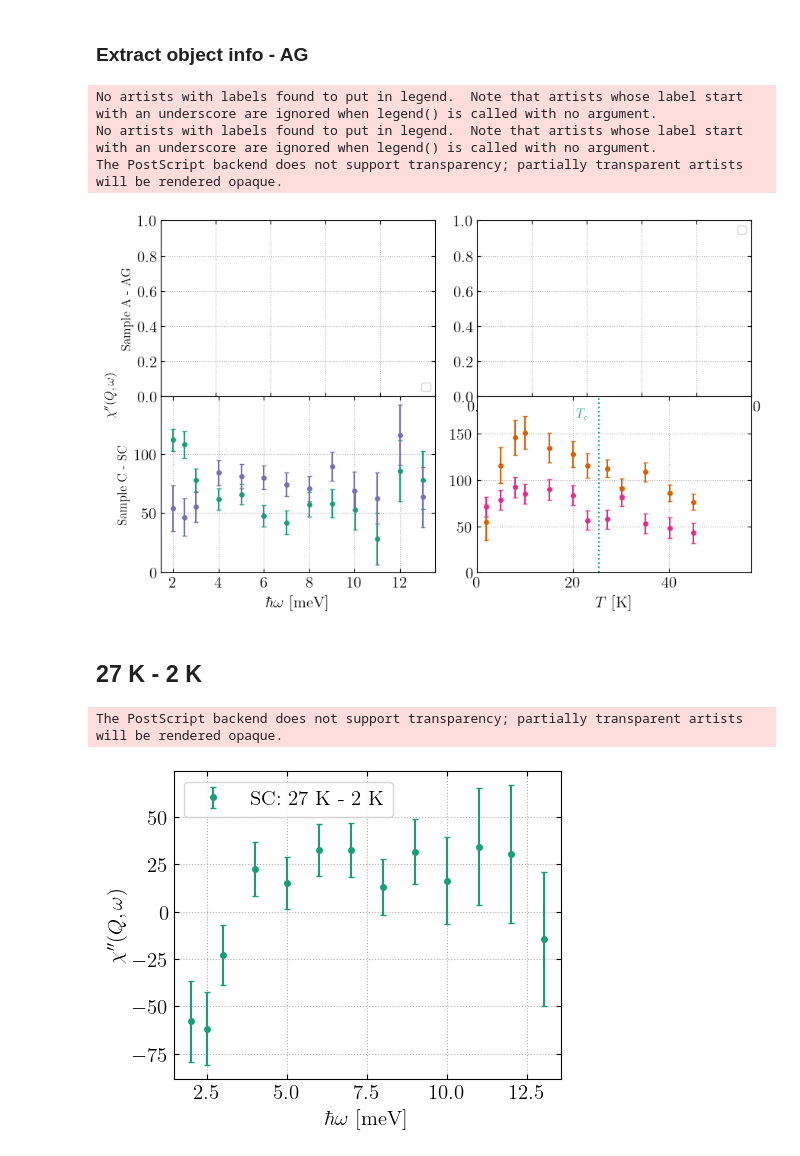
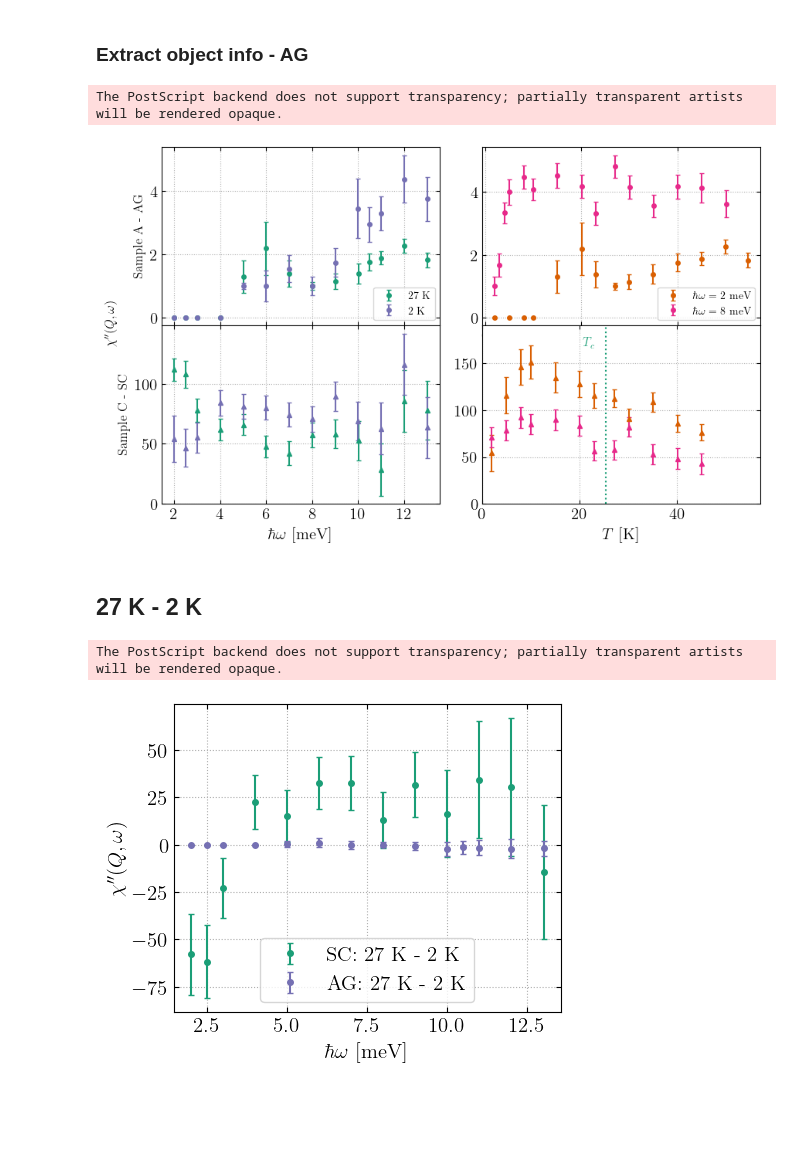
Before and after one commit to NBI-Magnetism-Group/NCCO_Analysis_Code_2026, a Jupyter notebook: DataAnalysis.ipynb, the cells around one changed output. Saved outputs shown, nothing was run; the diff lists cells and outputs as text; code cells hidden in the pictures; blank space fills up the shorter version.

```diff
--- a/DataAnalysis.ipynb
+++ b/DataAnalysis.ipynb
@@ -867,9 +867,9 @@ plot_fits(ag_q_8mev)
 # %%
-PlotGaussArea(ag_q_2mev, x_attr='TT', title='AG: $\Delta E =$2 meV')
+area_ag_2mev, area_err_ag_2mev  = PlotGaussArea(ag_q_2mev, x_attr='TT', title='AG: $\Delta E =$2 meV')
 
-PlotGaussArea(ag_q_8mev, x_attr='TT', title='AG: $\Delta E =$8 meV')
+area_ag_8mev, area_err_ag_8mev  = PlotGaussArea(ag_q_8mev, x_attr='TT', title='AG: $\Delta E =$8 meV')
 
-PlotGaussArea(ag_q_2K, x_attr='EN', title='AG: $T =$2 K')
+area_ag_2K, area_err_ag_2K = PlotGaussArea(ag_q_2K, x_attr='EN', title='AG: $T =$2 K')
 
-PlotGaussArea(ag_q_27K, x_attr='EN', title='AG: $T =$27 K')
+area_ag_27K, area_err_ag_27K   = PlotGaussArea(ag_q_27K, x_attr='EN', title='AG: $T =$27 K')
 # %% [output]
@@ -983,20 +995,37 @@ amp_err_sc_p3_8mev = [obj.amp_err for obj in sc_p3_scans_8meV]
 TT_sc_p3_8mev = [obj.TT for obj in sc_p3_scans_8meV]
 # %% [markdown]
 ### Extract object info - AG
+# %%
+A_ag_27K = area_ag_2mev
+A_err_ag_27K =  area_err_ag_2mev
+EN_ag_27K = [obj.EN for obj in ag_q_27K]
+
+A_ag_2K =  area_ag_2K
+A_err_ag_2K = area_err_ag_2K
+EN_ag_2K = [obj.EN for obj in ag_q_2K]
+
+A_ag_2mev = area_ag_2mev
+A_err_ag_2mev = area_err_ag_2mev
+TT_ag_2mev = [obj.TT for obj in ag_q_2mev]
+
+A_ag_8mev = area_ag_8mev
+A_err_ag_8mev = area_err_ag_8mev
+TT_ag_8mev = [obj.TT for obj in ag_q_8mev]
 # %%
 fig, ax = plt.subplots(2,2,figsize=(10,6))
 fig.subplots_adjust(hspace=0, wspace=0.15)
 
 
-#ax[0,0].errorbar(EN_sc_p3_27K, amp_sc_p3_27K, capsize = 2, yerr = amp_err_sc_p3_27K, fmt = 'o', label = '27 K')
-#ax[0,0].errorbar(EN_sc_p3_2K, amp_sc_p3_2K, capsize = 2, yerr = amp_err_sc_p3_2K, fmt = 'o', label = '2 K')
+ax[0,0].errorbar(EN_ag_27K, A_ag_27K, capsize = 2, yerr = A_err_ag_27K, fmt = 'o', label = '27 K')
+ax[0,0].errorbar(EN_ag_2K, A_ag_2K, capsize = 2, yerr = A_err_ag_2K, fmt = 'o', label = '2 K')
 ax[0,0].grid(linestyle='dotted')
 ax[0,0].legend(fontsize=10, loc='lower right')
+ax[0,0].set_xticks([2, 4, 6, 8, 10, 12])
 #ax[0,0].set_yticks([0, 0.2, 0.4, 0.6, 0.8, 1.0])
 #ax[0,0].set_ylim(-0.1,1.0)
 
-ax[1,0].errorbar(EN_sc_p3_27K, amp_sc_p3_27K, capsize = 2, yerr = amp_err_sc_p3_27K, fmt = 'o', label = '27 K')
-ax[1,0].errorbar(EN_sc_p3_2K, amp_sc_p3_2K, capsize = 2, yerr = amp_err_sc_p3_2K, fmt = 'o', label = '2 K')
+ax[1,0].errorbar(EN_sc_p3_27K, amp_sc_p3_27K, capsize = 2, yerr = amp_err_sc_p3_27K, fmt = '^', label = '27 K')
+ax[1,0].errorbar(EN_sc_p3_2K, amp_sc_p3_2K, capsize = 2, yerr = amp_err_sc_p3_2K, fmt = '^', label = '2 K')
 ax[1,0].grid(linestyle='dotted')
 ax[1,0].set_xticks([2, 4, 6, 8, 10, 12])
 #ax[1,0].set_yticks([0, 0.2, 0.4, 0.6, 0.8, 1.0, 1.2, 1.4])
@@ -1006,40 +1035,38 @@ ax[0,0].set_xticklabels([])
 ax[0,0].set_ylabel('Sample A - AG', fontsize=12)
 ax[1,0].set_ylabel('Sample C - SC', fontsize=12)
 
 ax[1,0].set_xlabel('$\hbar \omega$ [meV]')
 fig.text(0.05, 0.5, '$\chi\'\'(Q, \omega)$', va='center', rotation='vertical', fontsize=12)
 
 #############################
 
 Tc = np.ones(1000)*25.3
 
-#ax[0,1].errorbar(ag_q_temps_2mev, ag_q_2mev_temp_peaks, capsize = 2, yerr = ag_q_err_2mev_temp_peaks, fmt = 'o', label = '$\hbar \omega =$ 2 meV', color= '#d95f02')
-#ax[0,1].errorbar(ag_q_temps_8mev, ag_q_8mev_temp_peaks, capsize = 2, yerr = ag_q_err_8mev_temp_peaks, fmt = 'o', label = '$\hbar \omega =$ 8 meV', color= '#e7298a')
+ax[0,1].errorbar(TT_ag_2mev, A_ag_2mev, capsize = 2, yerr = A_err_ag_2mev, fmt = 'o', label = '$\hbar \omega =$ 2 meV', color= '#d95f02')
+ax[0,1].errorbar(TT_ag_8mev, A_ag_8mev, capsize = 2, yerr = A_err_ag_8mev, fmt = 'o', label = '$\hbar \omega =$ 8 meV', color= '#e7298a')
 ax[0,1].grid(linestyle='dotted')
 ax[0,1].legend(fontsize=10)
 #ax[0,1].set_yticks([0, 0.25, 0.5, 0.75, 1.0, 1.25, 1.5, 1.75])
 #ax[0,1].set_ylim(-0.1, 1.9)
 #ax[0,1].set_xlim(0, 60)
 #ax[0,1].set_xticklabels([])
-ax[1,1].errorbar(TT_sc_p3_2mev, amp_sc_p3_2mev, capsize = 2, fmt ='o', yerr = amp_err_sc_p3_2mev, label = '2 meV', color= '#d95f02')
-ax[1,1].errorbar(TT_sc_p3_8mev, amp_sc_p3_8mev, capsize = 2, fmt ='o', yerr = amp_err_sc_p3_8mev, label = '8 meV', color= '#e7298a')
+ax[1,1].errorbar(TT_sc_p3_2mev, amp_sc_p3_2mev, capsize = 2, fmt ='^', yerr = amp_err_sc_p3_2mev, label = '2 meV', color= '#d95f02')
+ax[1,1].errorbar(TT_sc_p3_8mev, amp_sc_p3_8mev, capsize = 2, fmt ='^', yerr = amp_err_sc_p3_8mev, label = '8 meV', color= '#e7298a')
 ax[1,1].grid(linestyle='dotted')
 ax[1,1].plot(Tc, np.linspace(0, 200, 1000),linestyle='dotted')
 ax[1,1].set_xlim(0,57)
 #ax[1,1].set_yticks([0.0, 0.25, 0.5, 0.75, 1.0, 1.25, 1.5, 1.75])
 ax[1,1].set_ylim(0, 190)
 
 
 ax[1,1].set_xlabel('$T$ [K]')
 
 fig.text(0.67, 0.45, '$T_c$', fontsize=12, color='#1b9e77')
 
 plt.savefig('E_and_T_dependence.eps', format='eps',bbox_inches='tight')
 # %% [output]
-No artists with labels found to put in legend.  Note that artists whose label start with an underscore are ignored when legend() is called with no argument.
-No artists with labels found to put in legend.  Note that artists whose label start with an underscore are ignored when legend() is called with no argument.
 The PostScript backend does not support transparency; partially transparent artists will be rendered opaque.
-[figure, old version]
+[figure, new version]
 # %% [markdown]
 ## 27 K - 2 K
 # %%
@@ -1049,8 +1076,11 @@ amp_sc_p3_TT = np.asarray(amp_sc_p3_2K) - np.asarray(amp_sc_p3_27K)
 amp_err_sc_p3_TT = np.sqrt(np.asarray(amp_err_sc_p3_27K)**2 + np.asarray(amp_err_sc_p3_2K)**2)
 
 
+A_ag_27K = np.asarray(A_ag_27K)
+A_ag_2K = np.asarray(A_ag_2K)
+
 plt.errorbar(EN_sc_p3_27K, amp_sc_p3_TT, capsize = 2, fmt ='o', yerr = amp_err_sc_p3_TT, label = 'SC: 27 K - 2 K ')
-#plt.errorbar(ag_mevs_q_2K, ag_q_2K_intensity_per_monitor - ag_q_27K_intensity_per_monitor, capsize = 2, fmt ='o', yerr = np.sqrt(ag_err_q_27K_intensity_per_monitor**2 + ag_err_q_2K_intensity_per_monitor**2), label = 'AG: 27 K - 2 K ')
+plt.errorbar(EN_ag_2K, A_ag_27K - A_ag_2K, capsize = 2, fmt ='o', yerr = np.sqrt(A_ag_27K**2 + A_ag_2K**2), label = 'AG: 27 K - 2 K ')
 
 plt.ylabel('$\chi\'\'(Q, \omega)$')
 plt.xlabel('$\hbar \omega$ [meV]')
@@ -1062,4 +1092,4 @@ plt.legend()
 plt.savefig('T_difference.eps', format='eps',bbox_inches='tight')
 # %% [output]
 The PostScript backend does not support transparency; partially transparent artists will be rendered opaque.
-[figure, old version]
+[figure, new version]
```
Also changed, not shown: parts of 5 cells of this notebook, 4 other files.
